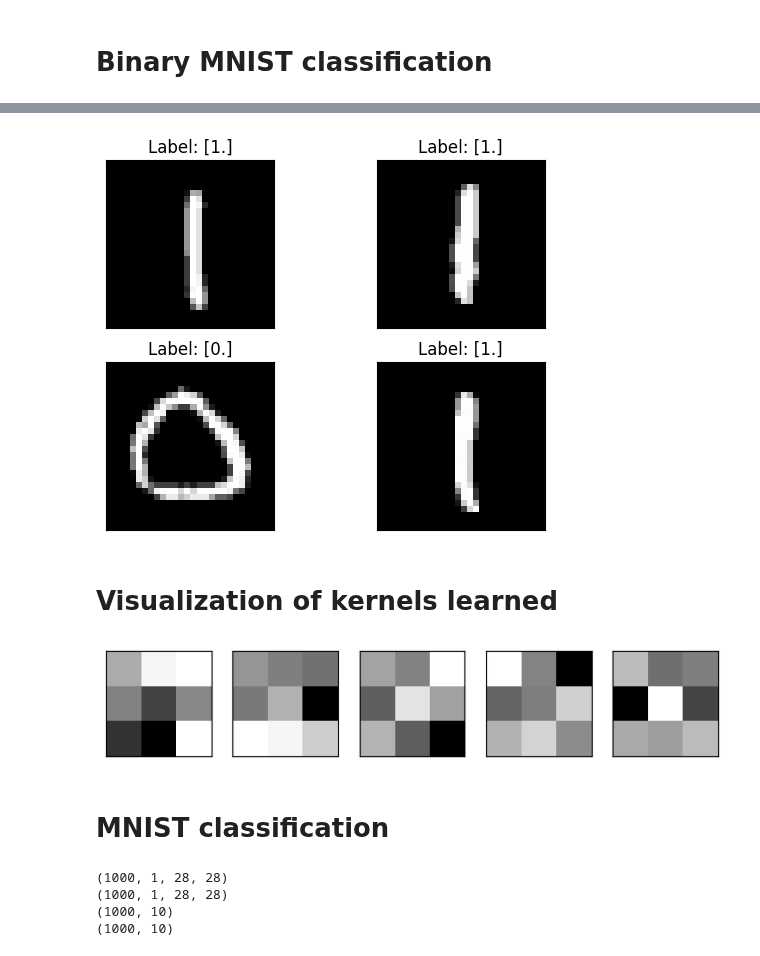
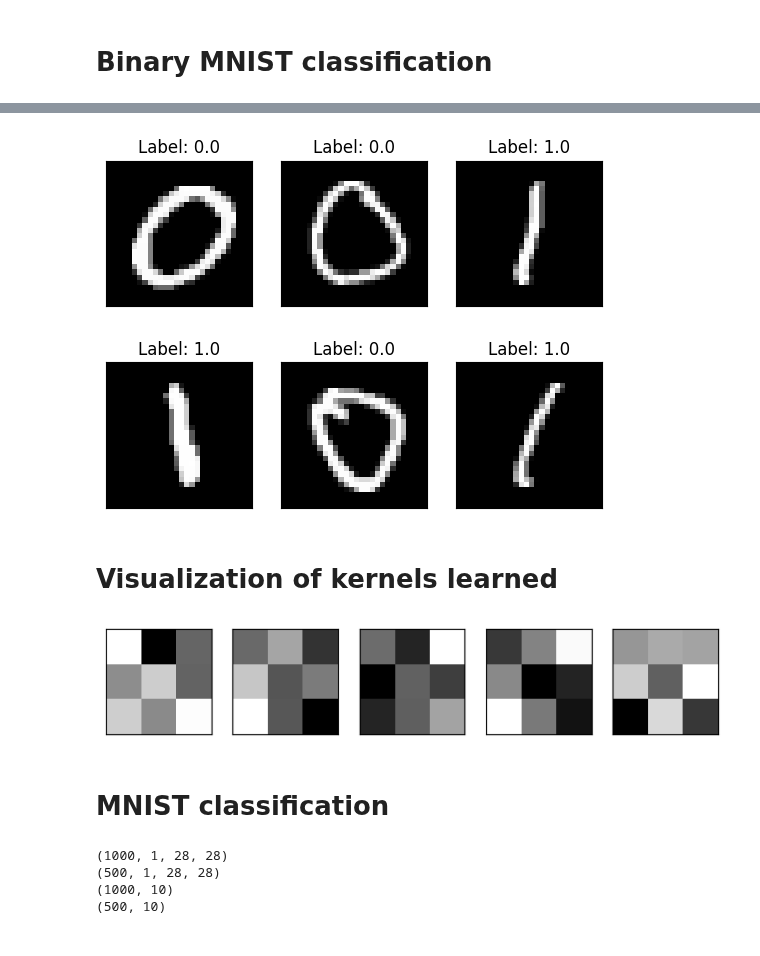
Before and after one commit to daredevil9215/DLFS, a Jupyter notebook: ConvolutionalNeuralNetwork.ipynb, the cells around one changed output, grey strips where cells are left out. Saved outputs shown, nothing was run; the diff lists cells and outputs as text; code cells hidden in the pictures.

Commit message:
updated ConvolutionalNeuralNetwork, added helpers

```diff
--- a/ConvolutionalNeuralNetwork.ipynb
+++ b/ConvolutionalNeuralNetwork.ipynb
@@ -387,13 +445,12 @@ from dlfs.loss import BCE_Loss
 from dlfs.optimizers import Optimizer_SGD
 from dlfs import Model
 
-# 26, 13, 9, 7
 # output = floor( (input - kernel) / stride ) + 1
-layers = [ConvolutionalLayer(input_shape=(1, 28, 28), output_depth=5, kernel_size=3, stride=2),
+layers = [ConvolutionalLayer(input_shape=(1, 28, 28), output_channels=5, kernel_size=3),
           Sigmoid(),
-          ConvolutionalLayer(input_shape=(5, 13, 13), output_depth=8, kernel_size=4, stride=3),
-          ReshapeLayer(input_shape=(8, 4, 4), output_shape=8*4*4),
-          DenseLayer(8*4*4, 100),
+          ConvolutionalLayer(input_shape=(5, 26, 26), output_channels=8, kernel_size=4, stride=2),
+          ReshapeLayer(input_shape=(8, 12, 12), output_shape=8*12*12),
+          DenseLayer(8*12*12, 100),
           Sigmoid(),
           DenseLayer(100, 1),
           Sigmoid()]
@@ -411,26 +473,28 @@ Model accuracy: 0.99
 # %%
-fig, ax = plt.subplots(nrows=2, ncols=2)
+fig, ax = plt.subplots(nrows=2, ncols=3)
 i, j = 0, 0
 
-for idx, x in enumerate(x_test[:4]):
+np.random.shuffle(x_test)
+
+for idx, x in enumerate(x_test[:6]):
 
     img = x.reshape(28, 28)
     x = x.reshape(1, *x.shape)
     y_pred = model.predict(x)
 
     ax[i, j].imshow(img, cmap='gray')
     ax[i, j].set_xticks([])
     ax[i, j].set_yticks([])
-    ax[i, j].set_title(f'Label: {np.round(y_pred[0])}')
+    ax[i, j].set_title(f'Label: {np.round(y_pred[0, 0])}')
 
     j += 1
-    if j % 2 == 0:
+    if j % 3 == 0:
         i += 1
         j = 0
 
 plt.show()
 # %% [output]
-[figure, old version]
+[figure, new version]
 # %% [markdown]
 # Visualization of kernels learned
 # %%
@@ -438,8 +502,8 @@ fig, ax = plt.subplots(nrows=1, ncols=5, figsize=(8, 8))
 
 conv = model.layers[0]
 
-for i in range(conv.output_depth):
-    for j in range(conv.input_depth):
+for i in range(conv.output_channels):
+    for j in range(conv.input_channels):
 
         x = conv.kernels[i, j]
         ax[i].imshow(x, cmap='gray')
@@ -448,7 +512,7 @@ for i in range(conv.output_depth):
 
 plt.show()
 # %% [output]
-[figure, old version]
+[figure, new version]
 # %% [markdown]
 # MNIST classification
 # %%
@@ -470,10 +534,10 @@ def one_hot_encode(y):
 (x_train, y_train), (x_test, y_test) = mnist.load_data()
 
 x_train = preprocess_whole_mnist(x_train[:1000])
-x_test = preprocess_whole_mnist(x_test[:1000])
+x_test = preprocess_whole_mnist(x_test[:500])
 
 y_train = one_hot_encode(y_train[:1000])
-y_test = one_hot_encode(y_test[:1000])
+y_test = one_hot_encode(y_test[:500])
 
 print(x_train.shape)
 print(x_test.shape)
@@ -481,9 +545,9 @@ print(y_train.shape)
 print(y_test.shape)
 # %% [output]
 (1000, 1, 28, 28)
-(1000, 1, 28, 28)
+(500, 1, 28, 28)
 (1000, 10)
-(1000, 10)
+(500, 10)
 # %%
 from dlfs.base import Loss, Activation
 
```
Also changed, not shown: parts of 8 cells of this notebook, 3 other files.
